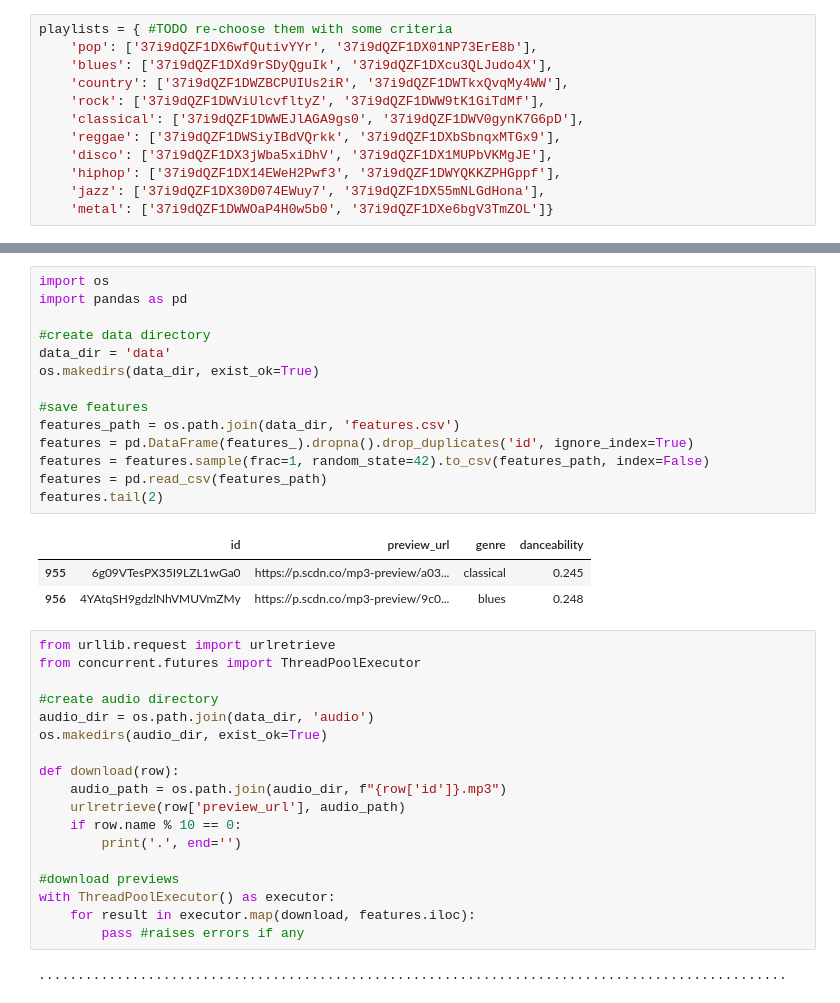
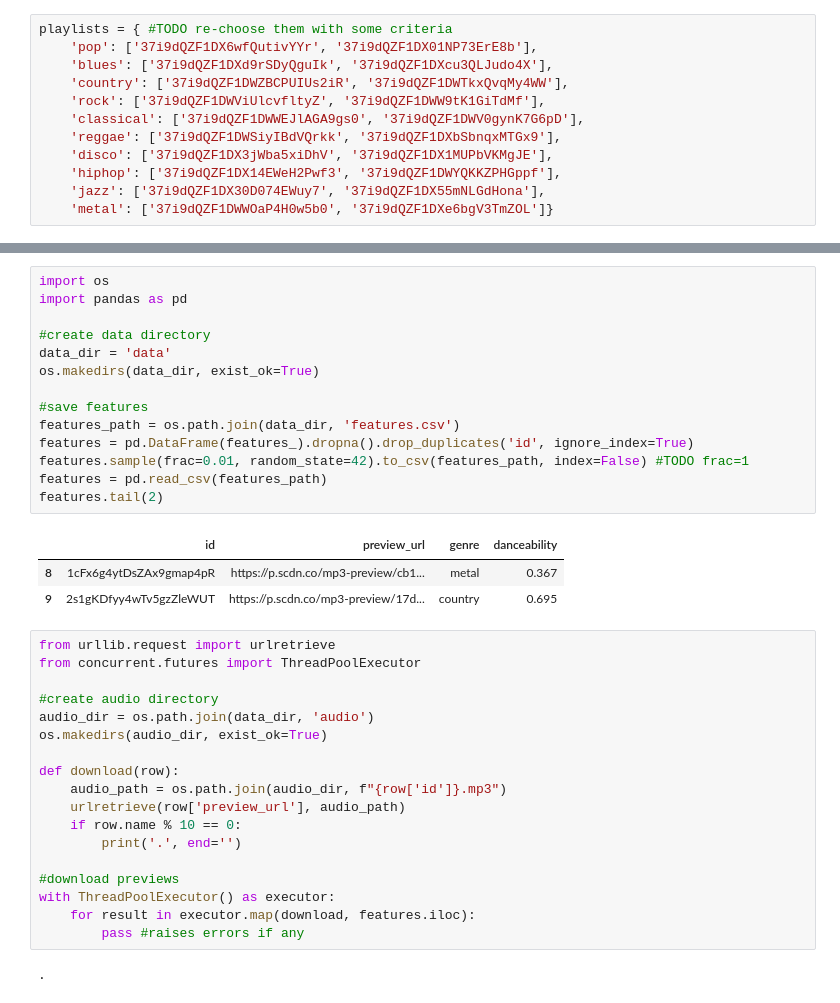
Before and after one commit to MadelineKelly196/Spectrofy, a Jupyter notebook: data_collection.ipynb, the cells around one changed output, grey strips where cells are left out. Saved outputs shown, nothing was run; the diff lists cells and outputs as text.

```diff
--- a/data_collection.ipynb
+++ b/data_collection.ipynb
@@ -68,21 +68,21 @@ len(features_)
 # %%
 import os
 import pandas as pd
 
 #create data directory
 data_dir = 'data'
 os.makedirs(data_dir, exist_ok=True)
 
 #save features
 features_path = os.path.join(data_dir, 'features.csv')
 features = pd.DataFrame(features_).dropna().drop_duplicates('id', ignore_index=True)
-features = features.sample(frac=1, random_state=42).to_csv(features_path, index=False)
+features.sample(frac=0.01, random_state=42).to_csv(features_path, index=False) #TODO frac=1
 features = pd.read_csv(features_path)
 features.tail(2)
 # %% [output]
 |  | id | preview_url | genre | danceability |
-| 955 | 6g09VTesPX35I9LZL1wGa0 | https://p.scdn.co/mp3-preview/a03... | classical | 0.245 |
-| 956 | 4YAtqSH9gdzlNhVMUVmZMy | https://p.scdn.co/mp3-preview/9c0... | blues | 0.248 |
+| 8 | 1cFx6g4ytDsZAx9gmap4pR | https://p.scdn.co/mp3-preview/cb1... | metal | 0.367 |
+| 9 | 2s1gKDfyy4wTv5gzZleWUT | https://p.scdn.co/mp3-preview/17d... | country | 0.695 |
 # %%
 from urllib.request import urlretrieve
 from concurrent.futures import ThreadPoolExecutor
@@ -102,7 +102,7 @@ with ThreadPoolExecutor() as executor:
     for result in executor.map(download, features.iloc):
         pass #raises errors if any
 # %% [output]
-................................................................................................
+.
 # %%
 from joblib import delayed, Parallel #ProcessPoolExecutor not working with librosa
 import librosa
```
Also changed, not shown: parts of 3 cells of this notebook.
